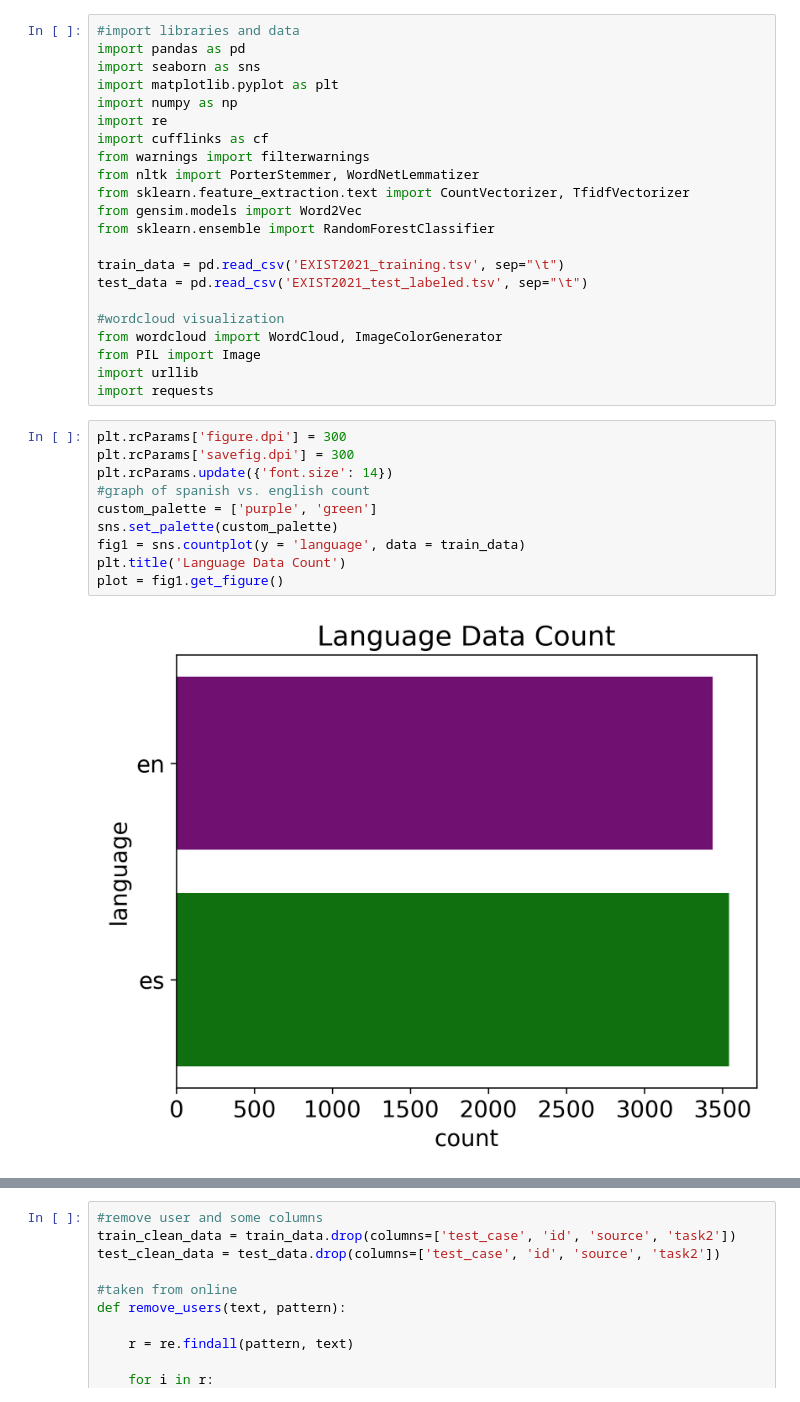
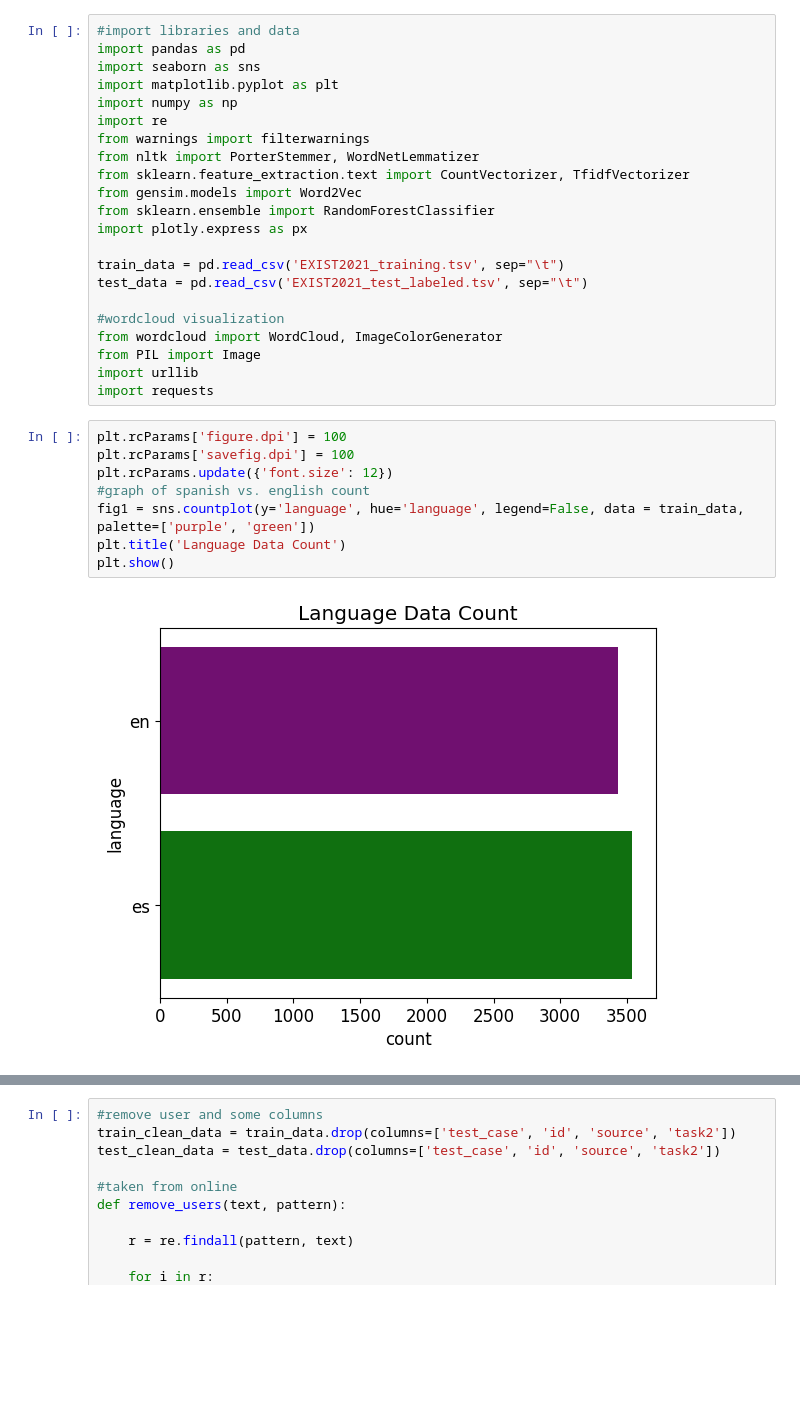
Before and after one commit to samanthalau1/sexism-detection-ml, a Jupyter notebook: sexism_notebook.ipynb, the cells around one changed output, grey strips where cells are left out. Drawn from its saved outputs; the diff is of its cells as text; blank space fills up the shorter version.

```diff
--- a/sexism_notebook.ipynb
+++ b/sexism_notebook.ipynb
@@ -5,12 +5,12 @@ import seaborn as sns
 import matplotlib.pyplot as plt
 import numpy as np
 import re
-import cufflinks as cf
 from warnings import filterwarnings
 from nltk import PorterStemmer, WordNetLemmatizer
 from sklearn.feature_extraction.text import CountVectorizer, TfidfVectorizer
 from gensim.models import Word2Vec
 from sklearn.ensemble import RandomForestClassifier
+import plotly.express as px
 
 train_data = pd.read_csv('EXIST2021_training.tsv', sep="\t")
 test_data = pd.read_csv('EXIST2021_test_labeled.tsv', sep="\t")
@@ -21,14 +21,12 @@ from PIL import Image
 import urllib
 import requests
 # %%
-plt.rcParams['figure.dpi'] = 300
-plt.rcParams['savefig.dpi'] = 300
-plt.rcParams.update({'font.size': 14})
+plt.rcParams['figure.dpi'] = 100
+plt.rcParams['savefig.dpi'] = 100
+plt.rcParams.update({'font.size': 12})
 #graph of spanish vs. english count
-custom_palette = ['purple', 'green']
-sns.set_palette(custom_palette)
-fig1 = sns.countplot(y = 'language', data = train_data)
+fig1 = sns.countplot(y='language', hue='language', legend=False, data = train_data, palette=['purple', 'green'])
 plt.title('Language Data Count')
-plot = fig1.get_figure()
+plt.show()
 # %% [output]
-[figure, old version]
+[figure, new version]
```
Also changed, not shown: parts of 30 cells of this notebook.
